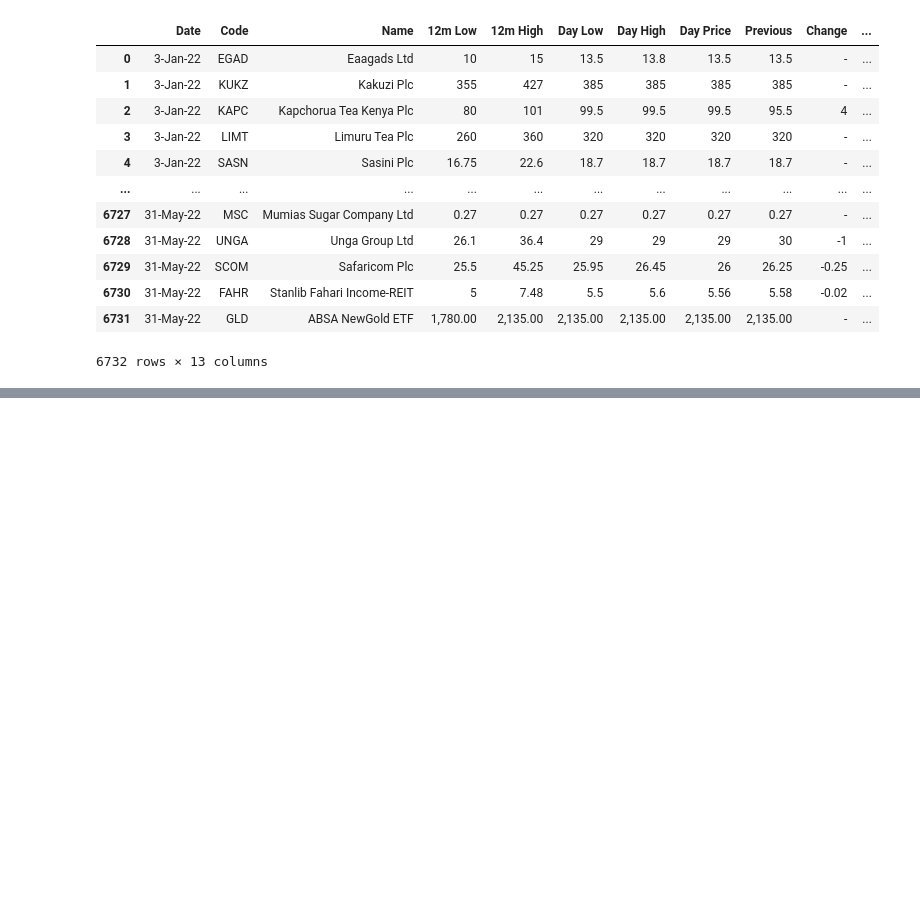
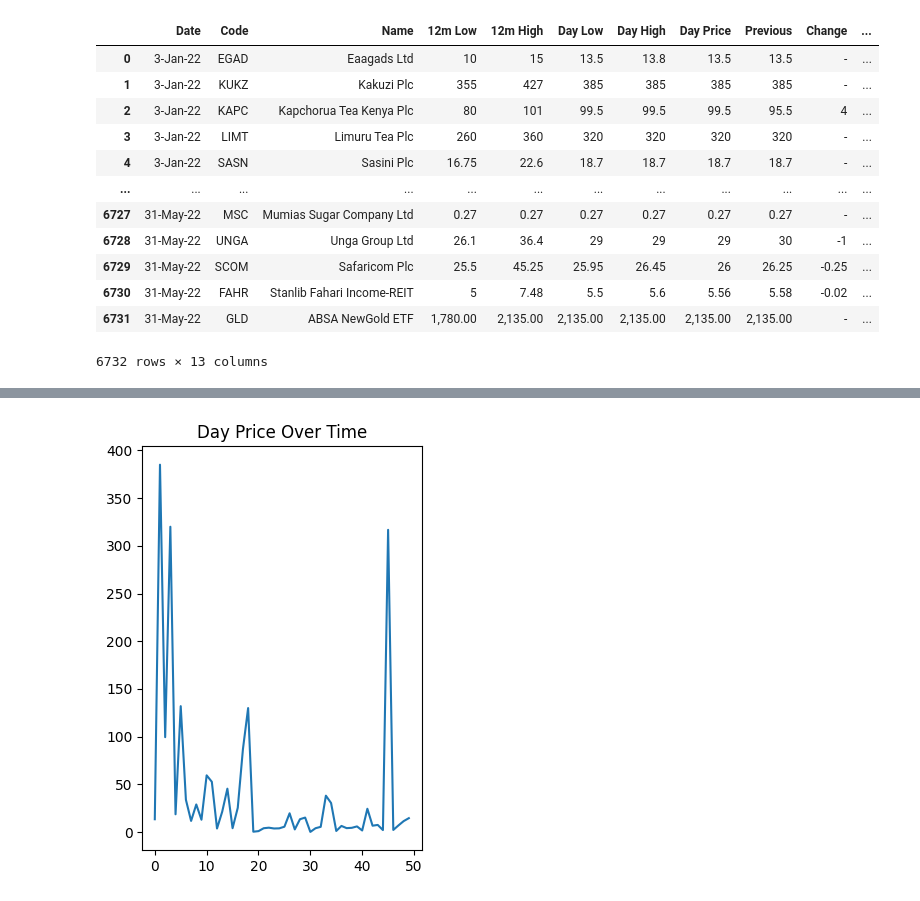
Before and after one commit to keringKirwa/4.1_Machine_Learning, a Jupyter notebook: NCS_Time_Series_Prediction/NSE_predictions.ipynb, the cells around one changed output, grey strips where cells are left out. Drawn from its saved outputs; the diff is of its cells as text; code cells hidden in the pictures; blank space fills up the shorter version.

```diff
--- a/NCS_Time_Series_Prediction/NSE_predictions.ipynb
+++ b/NCS_Time_Series_Prediction/NSE_predictions.ipynb
@@ -74,21 +57,18 @@ nsc_data_frame.head(10)
 # %%
 # min_value = egad_data_frame['Day_Of_The_Week'].min()  ------ >> display(egad_data_frame.info())
 
+# SELECT THE 2ND COLUMN AND PLOT THE DAY PRICE AGAINST TIME
 
-#SELECT THE 1ST COLUMN AND PLOT THE DAY_SINE AGAINST TIME
+plt.subplot(1, 2, 2)
+price_column = pd.to_numeric(nsc_data_frame['Day Price'], errors='coerce')
+price_column[:50].plot()
+plt.title('Day Price Over Time')
 
-# plt.figure(figsize=(12, 6))
-# plt.subplot(1, 2, 1)  # Selects the first subplot
-# one_company_data_frame['Day_Sin'].plot()
-# plt.title('Day_Sin Over Time')
-#
-# # SELECT THE 2ND COLUMN AND PLOT THE DAY PRICE AGAINST TIME
-#
-# plt.subplot(1, 2, 2)
-# one_company_data_frame['Day Price'].plot()
-# plt.title('Day Price Over Time')
-#
-# plt.tight_layout()  # To improve subplot spacing
-# plt.show()
+plt.tight_layout()  # To improve subplot spacing
+plt.show()
+
+# preprocessed_df['Date'] =pd.to_datetime(preprocessed_df['Date'])  plt.plot(preprocessed_df['Date'], preprocessed_df['Day Price'])
+# %% [output]
+[figure, added]
 # %%
 #Custom Data cleaner
```
Also changed, not shown: parts of 14 cells of this notebook, 18 other files.
